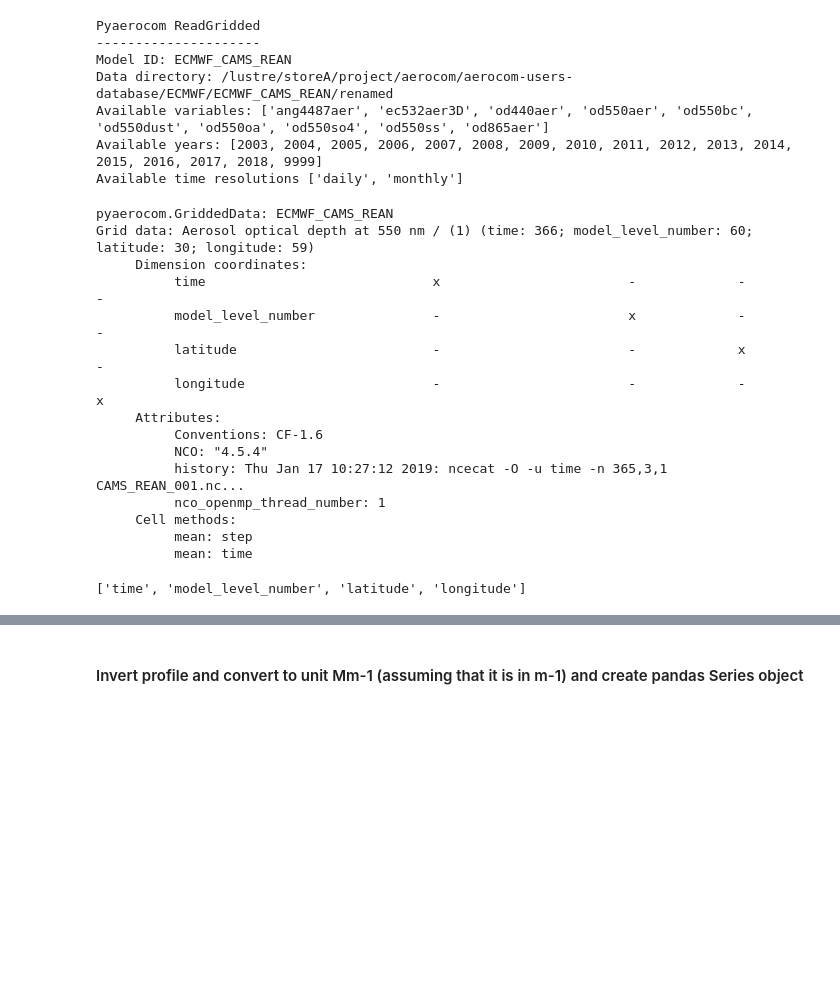
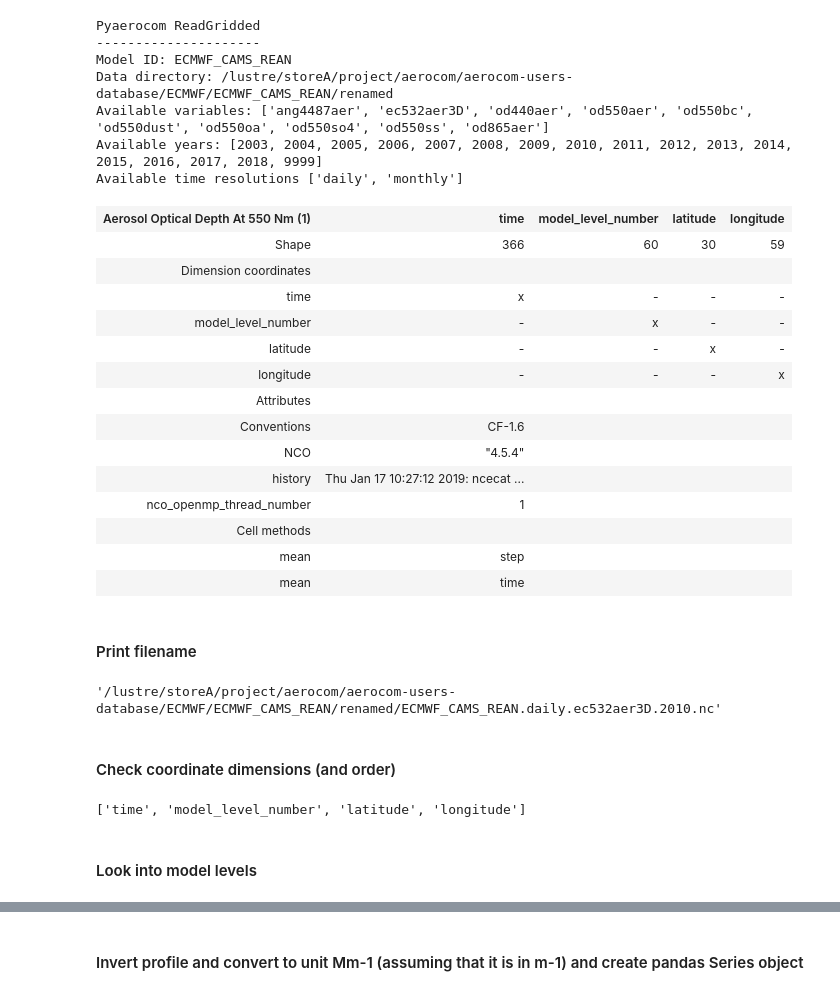
Before and after one commit to metno/pyaerocom-synthesis, a Jupyter notebook: test_read_ecmwf_cams_rean_extinction_profiles.ipynb, the cells around one changed output, grey strips where cells are left out. Drawn from its saved outputs; the diff is of its cells as text; code cells hidden in the pictures; blank space fills up the shorter version.

```diff
--- a/test_read_ecmwf_cams_rean_extinction_profiles.ipynb
+++ b/test_read_ecmwf_cams_rean_extinction_profiles.ipynb
@@ -17,25 +18,36 @@ Available variables: ['ang4487aer', 'ec532aer3D', 'od440aer', 'od550aer', 'od550
 Available years: [2003, 2004, 2005, 2006, 2007, 2008, 2009, 2010, 2011, 2012, 2013, 2014, 2015, 2016, 2017, 2018, 9999]
 Available time resolutions ['daily', 'monthly']
 # %%
+filterwarnings('ignore')
 data = reader.read_var('ec532aer3D', ts_type='daily', start=2010, stop=2011)
-print(data)
+data.grid
 # %% [output]
-pyaerocom.GriddedData: ECMWF_CAMS_REAN
-Grid data: Aerosol optical depth at 550 nm / (1) (time: 366; model_level_number: 60; latitude: 30; longitude: 59)
-     Dimension coordinates:
-          time                             x                        -             -              -
-          model_level_number               -                        x             -              -
-          latitude                         -                        -             x              -
-          longitude                        -                        -             -              x
-     Attributes:
-          Conventions: CF-1.6
-          NCO: "4.5.4"
-          history: Thu Jan 17 10:27:12 2019: ncecat -O -u time -n 365,3,1 CAMS_REAN_001.nc...
-          nco_openmp_thread_number: 1
-     Cell methods:
-          mean: step
-          mean: time
+| Aerosol Optical Depth At 550 Nm (1) | time | model_level_number | latitude | longitude |
+| Shape | 366 | 60 | 30 | 59 |
+| Dimension coordinates |  |  |  |  |
+| time | x | - | - | - |
+| model_level_number | - | x | - | - |
+| latitude | - | - | x | - |
+| longitude | - | - | - | x |
+| Attributes |  |  |  |  |
+| Conventions | CF-1.6 |  |  |  |
+| NCO | "4.5.4" |  |  |  |
+| history | Thu Jan 17 10:27:12 2019: ncecat ... |  |  |  |
+| nco_openmp_thread_number | 1 |  |  |  |
+| Cell methods |  |  |  |  |
+| mean | step |  |  |  |
+| mean | time |  |  |  |
+# %% [markdown]
+#### Print filename
+# %%
+data.suppl_info['from_files'][0]
+# %% [output]
+'/lustre/storeA/project/aerocom/aerocom-users-database/ECMWF/ECMWF_CAMS_REAN/renamed/ECMWF_CAMS_REAN.daily.ec532aer3D.2010.nc'
+# %% [markdown]
+#### Check coordinate dimensions (and order)
 # %%
 data.coord_names
 # %% [output]
 ['time', 'model_level_number', 'latitude', 'longitude']
+# %% [markdown]
+#### Look into model levels
```
Also changed, not shown: parts of 4 cells of this notebook.
